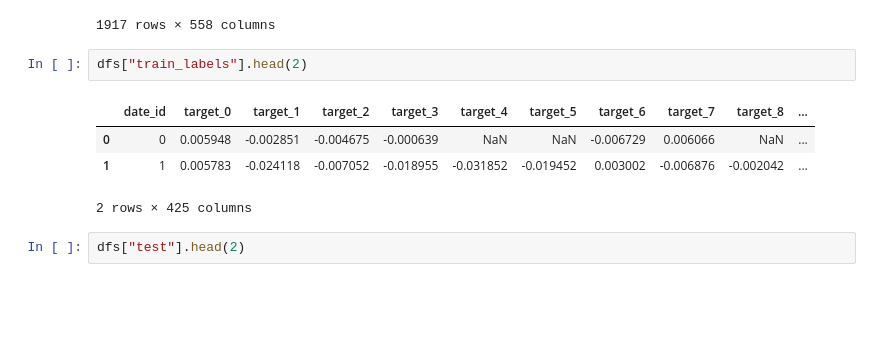
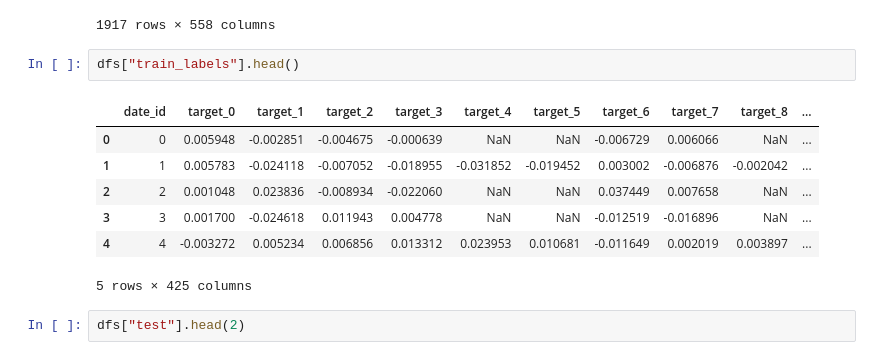
Before and after one commit to aapetukhov/Commodities-Trading, a Jupyter notebook: demo.ipynb, the cells around one changed output. Cells and saved outputs as stored; diff of their text form; blank space fills up the shorter version.

```diff
--- a/demo.ipynb
+++ b/demo.ipynb
@@ -125,12 +125,15 @@ train
 | 1916 | 1916 | 2463.5 | 9610.0 | 1991.0 | 2701.5 | 15416.0 | ... |
 1917 rows × 558 columns
 # %%
-dfs["train_labels"].head(2)
+dfs["train_labels"].head()
 # %% [output]
 |  | date_id | target_0 | target_1 | target_2 | target_3 | target_4 | target_5 | target_6 | target_7 | target_8 | ... |
 | 0 | 0 | 0.005948 | -0.002851 | -0.004675 | -0.000639 | NaN | NaN | -0.006729 | 0.006066 | NaN | ... |
 | 1 | 1 | 0.005783 | -0.024118 | -0.007052 | -0.018955 | -0.031852 | -0.019452 | 0.003002 | -0.006876 | -0.002042 | ... |
+| 2 | 2 | 0.001048 | 0.023836 | -0.008934 | -0.022060 | NaN | NaN | 0.037449 | 0.007658 | NaN | ... |
+| 3 | 3 | 0.001700 | -0.024618 | 0.011943 | 0.004778 | NaN | NaN | -0.012519 | -0.016896 | NaN | ... |
+| 4 | 4 | -0.003272 | 0.005234 | 0.006856 | 0.013312 | 0.023953 | 0.010681 | -0.011649 | 0.002019 | 0.003897 | ... |
-2 rows × 425 columns
+5 rows × 425 columns
 # %%
 dfs["test"].head(2)
 # %% [output]
```
Also changed, not shown: parts of 3 cells of this notebook, 1 other file.
